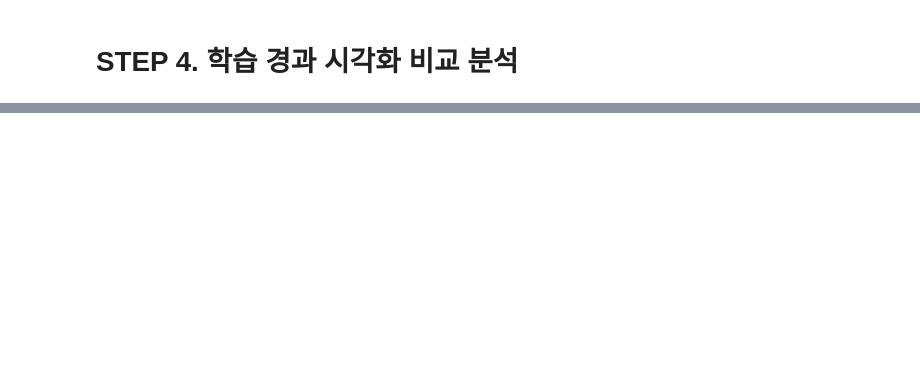
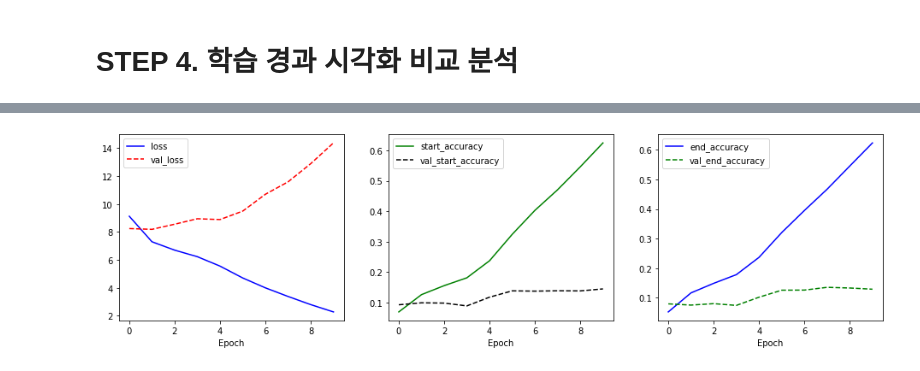
Before and after one commit to Nega0619/Aiffel_Submitted_Exploration_nodes, a Jupyter notebook: [ex_13] Artificial Intelligence Questions and Answers.ipynb, the cells around one changed output, grey strips where cells are left out. Drawn from its saved outputs; the diff is of its cells as text; code cells hidden in the pictures; blank space fills up the shorter version.

```diff
--- a/[ex_13] Artificial Intelligence Questions and Answers.ipynb
+++ b/[ex_13] Artificial Intelligence Questions and Answers.ipynb
@@ -1483,19 +1587,25 @@ with open(dev_json) as f:
 # %%
-# no pretraining
-plt.figure(figsize=(12, 4))
+# pretrained training result
+plt.figure(figsize=(16, 4))
 
-plt.subplot(1, 2, 1)
-plt.plot(df1['start_loss'], 'b-', label='start_loss')
-plt.plot(df1['end_loss'], 'g-', label='end_loss')
-plt.title('Validation Loss (non-pretrain)', fontsize=15)
+plt.subplot(1, 3, 1)
+plt.plot(history.history['loss'], 'b-', label='loss')
+plt.plot(history.history['val_loss'], 'r--', label='val_loss')
 plt.xlabel('Epoch')
 plt.legend()
 
-plt.subplot(1, 2, 2)
-plt.plot(df1['start_acc'], 'b-', label='start_acc')
-plt.plot(df1['end_acc'], 'g-', label='end_acc')
-plt.title('Validation Accuracy (non-pretrain)', fontsize=15)
+plt.subplot(1, 3, 2)
+plt.plot(history.history['start_accuracy'], 'g-', label='start_accuracy')
+plt.plot(history.history['val_start_accuracy'], 'k--', label='val_start_accuracy')
+plt.xlabel('Epoch')
+plt.legend()
+
+plt.subplot(1, 3, 3)
+plt.plot(history.history['end_accuracy'], 'b-', label='end_accuracy')
+plt.plot(history.history['val_end_accuracy'], 'g--', label='val_end_accuracy')
 plt.xlabel('Epoch')
 plt.legend()
 
 plt.show()
+# %% [output]
+[figure, added]
```
Also changed, not shown: parts of 20 cells of this notebook.
